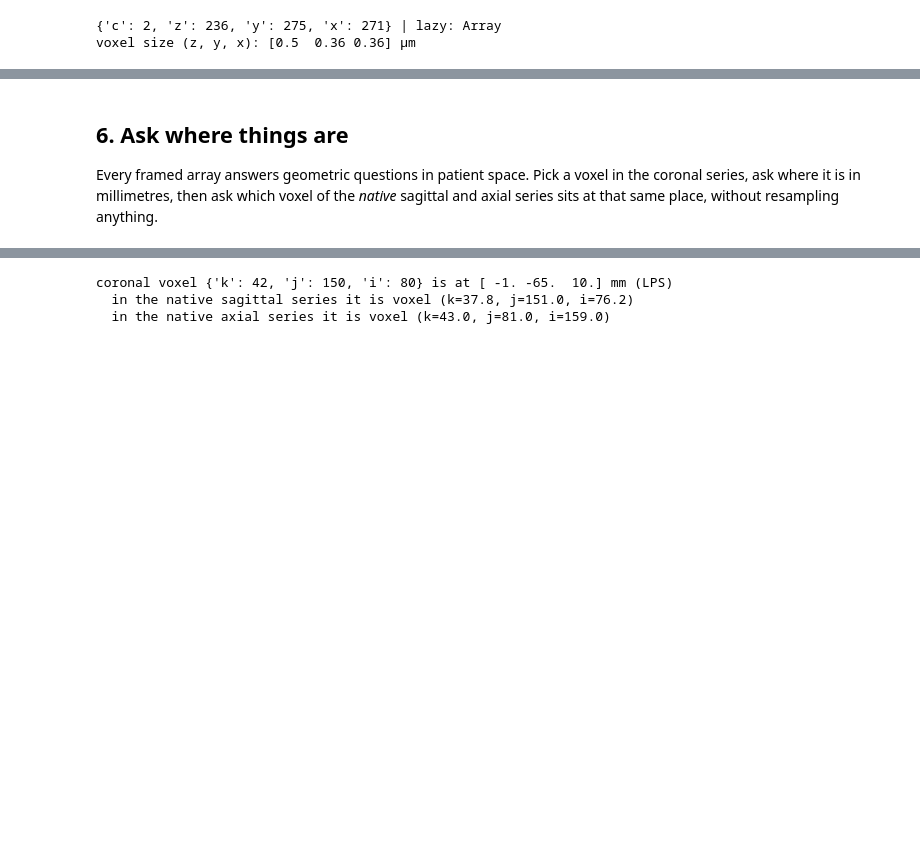
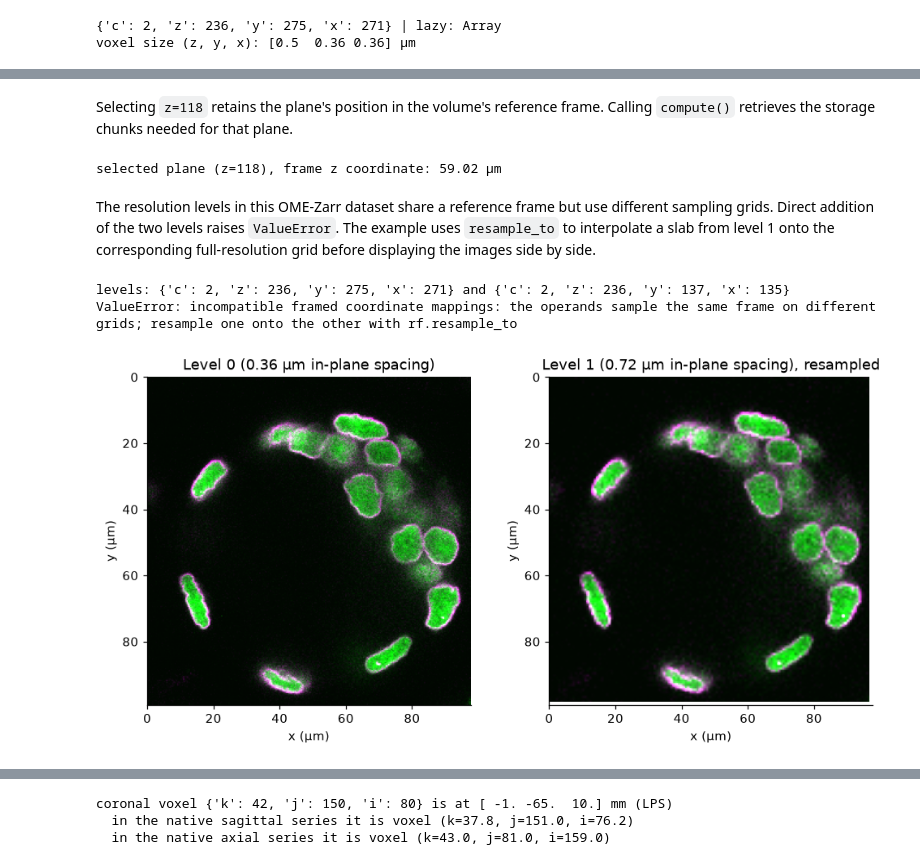
Before and after one commit to matthiasschabel/xarrayrf, a Jupyter notebook: examples/xarrayrf_tour.ipynb, the cells around one changed output, grey strips where cells are left out. Cells and saved outputs as stored; diff of their text form; code cells hidden in the pictures; blank space fills up the shorter version.

```diff
--- a/examples/xarrayrf_tour.ipynb
+++ b/examples/xarrayrf_tour.ipynb
@@ -369,6 +212,50 @@ axial target: {'j': 321, 'k': 169, 'i': 160} SPL
-# %% [markdown]
-## 6. Ask where things are
-
-Every framed array answers geometric questions in patient space. Pick a voxel in the coronal
-series, ask where it is in millimetres, then ask which voxel of the *native* sagittal and axial
-series sits at that same place, without resampling anything.
+# %% [markdown]
+Selecting `z=118` retains the plane's position in the volume's reference frame. Calling
+`compute()` retrieves the storage chunks needed for that plane.
+# %%
+plane = tissue.isel(z=118).compute()
+print(
+    "selected plane (z=118), frame z coordinate:",
+    plane.rf.geometry.point_at(y=0, x=0).values[0].round(2),
+    "µm",
+)
+# %% [output]
+selected plane (z=118), frame z coordinate: 59.02 µm
+# %% [markdown]
+The resolution levels in this OME-Zarr dataset share a reference frame but use different
+sampling grids. Direct addition of the two levels raises `ValueError`. The example uses
+`resample_to` to interpolate a slab from level 1 onto the corresponding full-resolution grid
+before displaying the images side by side.
+# %%
+coarse = ngff.open(IDR_TISSUE, level="1")  # 2x downsampled in y and x
+print("levels:", dict(tissue.sizes), "and", dict(coarse.sizes))
+try:
+    tissue + coarse
+except ValueError as error:
+    print("ValueError:", error)
+
+slab = dict(z=slice(110, 127))
+upsampled = coarse.isel(slab).rf.resample_to(tissue.isel(slab)).compute()
+# %% [output]
+levels: {'c': 2, 'z': 236, 'y': 275, 'x': 271} and {'c': 2, 'z': 236, 'y': 137, 'x': 135}
+ValueError: incompatible framed coordinate mappings: the operands sample the same frame on different grids; resample one onto the other with rf.resample_to
+# %%
+def composite(image):
+    """Lamin B1 in magenta, DAPI in green, each scaled to its 99.5th percentile."""
+    lamin, dapi = (np.clip(image.isel(c=c) / image.isel(c=c).quantile(0.995), 0, 1) for c in (0, 1))
+    return np.stack([lamin, dapi, lamin], axis=-1)
+
+
+height, width = plane.sizes["y"] * lattice.spacing[1], plane.sizes["x"] * lattice.spacing[2]
+extent = [0, float(width), float(height), 0]
+fig, axes = plt.subplots(1, 2, figsize=(9, 4.4), constrained_layout=True)
+panels = [
+    (plane, "Level 0 (0.36 µm in-plane spacing)"),
+    (upsampled.isel(z=8), "Level 1 (0.72 µm in-plane spacing), resampled"),
+]
+for ax, (shown, title) in zip(axes, panels, strict=True):
+    ax.imshow(composite(shown), extent=extent)
+    ax.set(title=title, xlabel="x (µm)", ylabel="y (µm)")
+plt.show()
+# %% [output]
+[figure, added]
```
Also changed, not shown: parts of 90 cells of this notebook, 2 other files.
